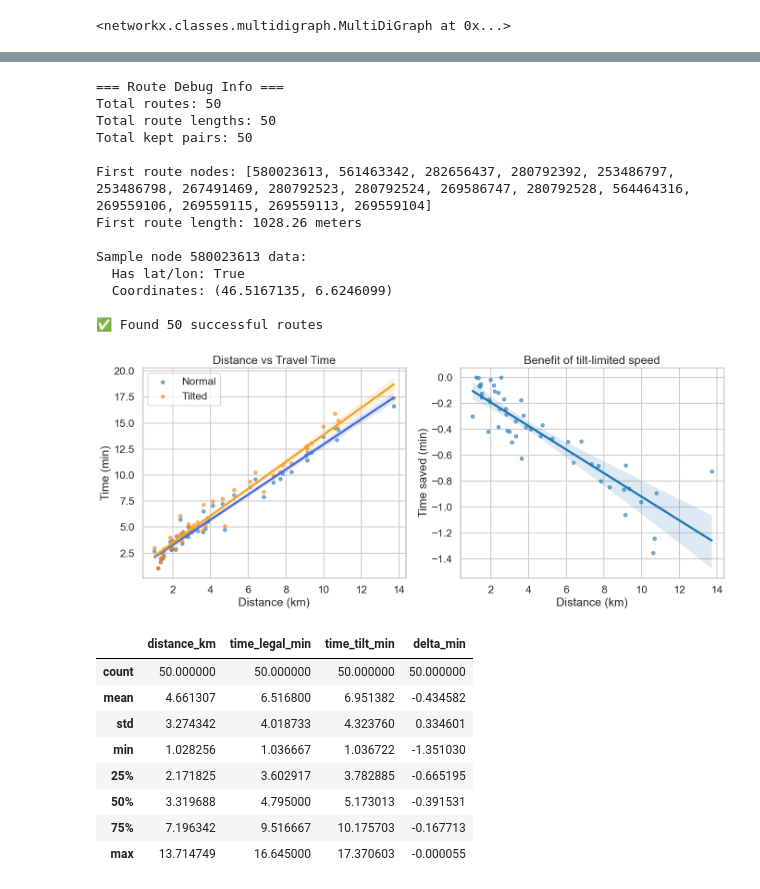
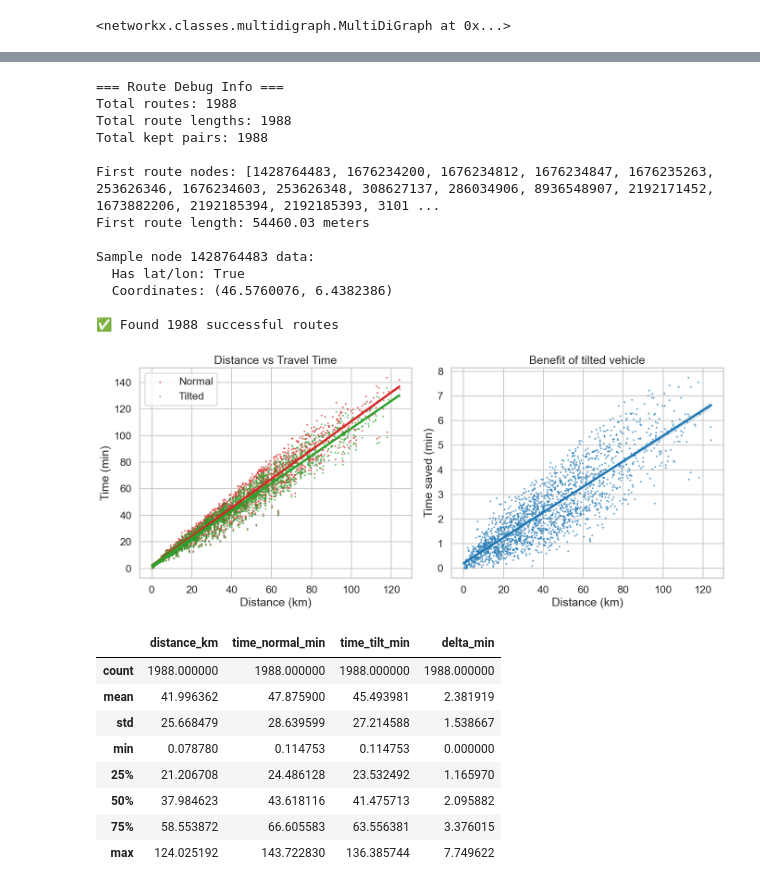
Before and after one commit to projectneodrive/need4Tilt, a Jupyter notebook: TimeAnalysis/temps_tilt.ipynb, the cells around one changed output, grey strips where cells are left out. Cells and saved outputs as stored; diff of their text form; code cells hidden in the pictures.

Commit message:
Comparaison temps de trajets canton de Vaud

```diff
--- a/TimeAnalysis/temps_tilt.ipynb
+++ b/TimeAnalysis/temps_tilt.ipynb
@@ -30,9 +30,9 @@ np.random.seed(RANDOM_SEED)
 random.seed(RANDOM_SEED)
 
 # Study area and parameters
-PLACE = "Lausanne, Switzerland"  # change as needed
+PLACE = "Vaud, Suisse"  # change as needed (p.ex. "Lausanne, Switzerland")
 GRAPH_NETWORK_TYPE = "drive"
-N_PAIRS = 50  # number of random origin-destination pairs
+N_PAIRS = 2000  # number of random origin-destination pairs
 LATERAL_A_MAX = 0.1 * 9.81  # 0.1 g in m/s^2
 STOP_PENALTY_S = 8.0  # seconds lost per stop (traffic light, roundabout entry)
 MIN_EDGE_LENGTH_FOR_CURVATURE_M = 5.0  # filter too-short edges for curvature estimation
@@ -233,7 +246,7 @@ def estimate_stop_penalties_seconds(G: nx.MultiDiGraph, route_edges: List[Tuple[
     return stops * STOP_PENALTY_S
 
 
-def travel_time_legal_seconds(G: nx.MultiDiGraph, route_edges: List[Tuple[int,int,int]]) -> float:
+"""def travel_time_legal_seconds(G: nx.MultiDiGraph, route_edges: List[Tuple[int,int,int]]) -> float:
     # Sum edge travel time at legal/imputed speed + stop penalties
     moving_time = 0.0
     for e in route_edges:
@@ -247,4 +260,4 @@ def travel_time_legal_seconds(G: nx.MultiDiGraph, route_edges: List[Tuple[int,in
             speed_mps = speed_kph / 3.6
             moving_time += length_m / max(speed_mps, 0.1)
     stop_time = estimate_stop_penalties_seconds(G, route_edges)
-    return moving_time + stop_time
+    return moving_time + stop_time"""
@@ -466,49 +518,49 @@ else:
     print(f"\n✅ Found {len(routes_nodes)} successful routes")
 # %% [output]
 === Route Debug Info ===
-Total routes: 50
-Total route lengths: 50
-Total kept pairs: 50
+Total routes: 1988
+Total route lengths: 1988
+Total kept pairs: 1988
 
-First route nodes: [580023613, 561463342, 282656437, 280792392, 253486797, 253486798, 267491469, 280792523, 280792524, 269586747, 280792528, 564464316, 269559106, 269559115, 269559113, 269559104]
-First route length: 1028.26 meters
+First route nodes: [1428764483, 1676234200, 1676234812, 1676234847, 1676235263, 253626346, 1676234603, 253626348, 308627137, 286034906, 8936548907, 2192171452, 1673882206, 2192185394, 2192185393, 3101 ...
+First route length: 54460.03 meters
 
-Sample node 580023613 data:
+Sample node 1428764483 data:
   Has lat/lon: True
-  Coordinates: (46.5167135, 6.6246099)
+  Coordinates: (46.5760076, 6.4382386)
 
-✅ Found 50 successful routes
+✅ Found 1988 successful routes
 # %%
 # Scatter plots and regression fits (CORRECTED)
 fig, axes = plt.subplots(1, 2, figsize=(14, 6), sharex=True, sharey=False)
 
 # Distance vs time
-sns.regplot(ax=axes[0], data=results, x="distance_km", y="time_normal_min", scatter_kws={"s":30, "alpha":0.6}, line_kws={"color":"#d62728"}, label="Normal")
-sns.regplot(ax=axes[0], data=results, x="distance_km", y="time_tilt_min", scatter_kws={"s":30, "alpha":0.6}, line_kws={"color":"#2ca02c"}, label="Tilted")
+sns.regplot(ax=axes[0], data=results, x="distance_km", y="time_normal_min", scatter_kws={"s":3, "alpha":0.6, "color":"#d62728"}, line_kws={"color":"#d62728"}, label="Normal")
+sns.regplot(ax=axes[0], data=results, x="distance_km", y="time_tilt_min", scatter_kws={"s":3, "alpha":0.6,"color":"#2ca02c"}, line_kws={"color":"#2ca02c"}, label="Tilted")
 axes[0].set_xlabel("Distance (km)")
 axes[0].set_ylabel("Time (min)")
 axes[0].legend()
 axes[0].set_title("Distance vs Travel Time")
 
 # Time difference vs distance
 results["delta_min"] = results["time_normal_min"] - results["time_tilt_min"]
-sns.regplot(ax=axes[1], data=results, x="distance_km", y="delta_min", scatter_kws={"s":30, "alpha":0.6}, line_kws={"color":"#1f77b4"})
+sns.regplot(ax=axes[1], data=results, x="distance_km", y="delta_min", scatter_kws={"s":3, "alpha":0.6}, line_kws={"color":"#1f77b4"})
 axes[1].set_xlabel("Distance (km)")
 axes[1].set_ylabel("Time saved (min)")
 axes[1].set_title("Benefit of tilted vehicle")
 
 plt.tight_layout()
 plt.show()
 
 results.describe()[["distance_km","time_normal_min","time_tilt_min","delta_min"]]
 # %% [output]
-[figure, old version]
+[figure, new version]
-|  | distance_km | time_legal_min | time_tilt_min | delta_min |
-| count | 50.000000 | 50.000000 | 50.000000 | 50.000000 |
-| mean | 4.661307 | 6.516800 | 6.951382 | -0.434582 |
-| std | 3.274342 | 4.018733 | 4.323760 | 0.334601 |
-| min | 1.028256 | 1.036667 | 1.036722 | -1.351030 |
-| 25% | 2.171825 | 3.602917 | 3.782885 | -0.665195 |
-| 50% | 3.319688 | 4.795000 | 5.173013 | -0.391531 |
-| 75% | 7.196342 | 9.516667 | 10.175703 | -0.167713 |
-| max | 13.714749 | 16.645000 | 17.370603 | -0.000055 |
+|  | distance_km | time_normal_min | time_tilt_min | delta_min |
+| count | 1988.000000 | 1988.000000 | 1988.000000 | 1988.000000 |
+| mean | 41.996362 | 47.875900 | 45.493981 | 2.381919 |
+| std | 25.668479 | 28.639599 | 27.214588 | 1.538667 |
+| min | 0.078780 | 0.114753 | 0.114753 | 0.000000 |
+| 25% | 21.206708 | 24.486128 | 23.532492 | 1.165970 |
+| 50% | 37.984623 | 43.618116 | 41.475713 | 2.095882 |
+| 75% | 58.553872 | 66.605583 | 63.556381 | 3.376015 |
+| max | 124.025192 | 143.722830 | 136.385744 | 7.749622 |
```
Also changed, not shown: parts of 13 cells of this notebook, 1 other file.
